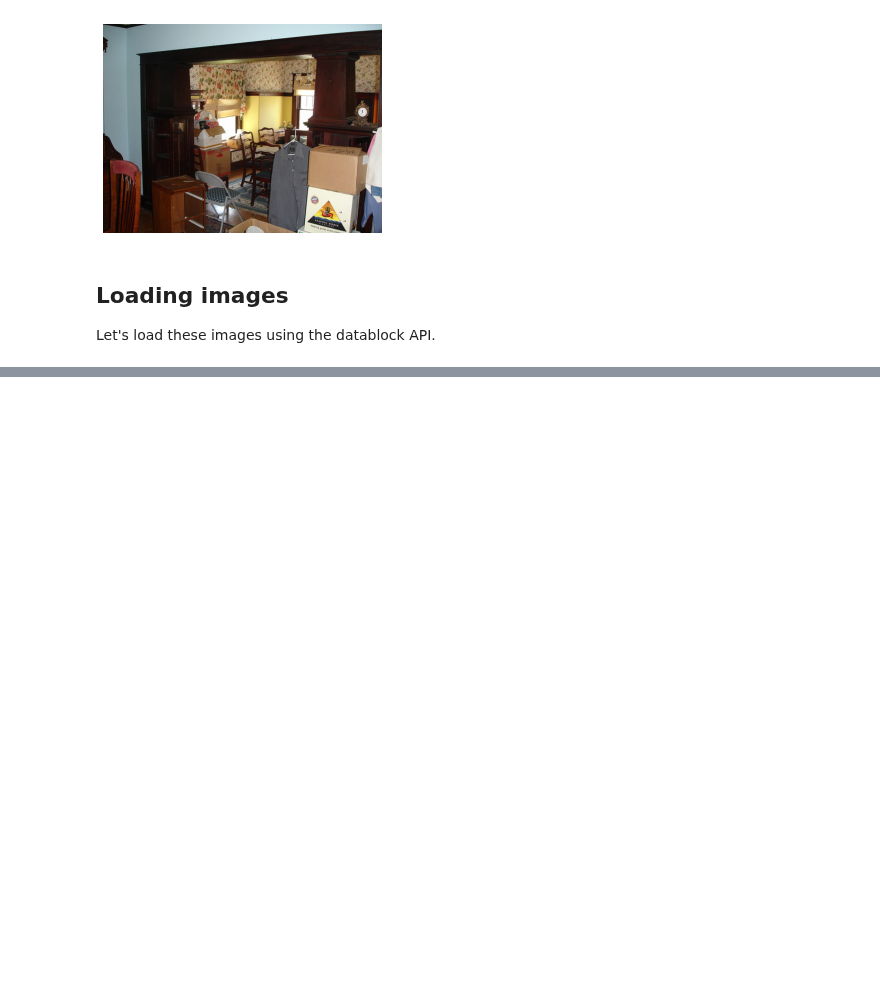
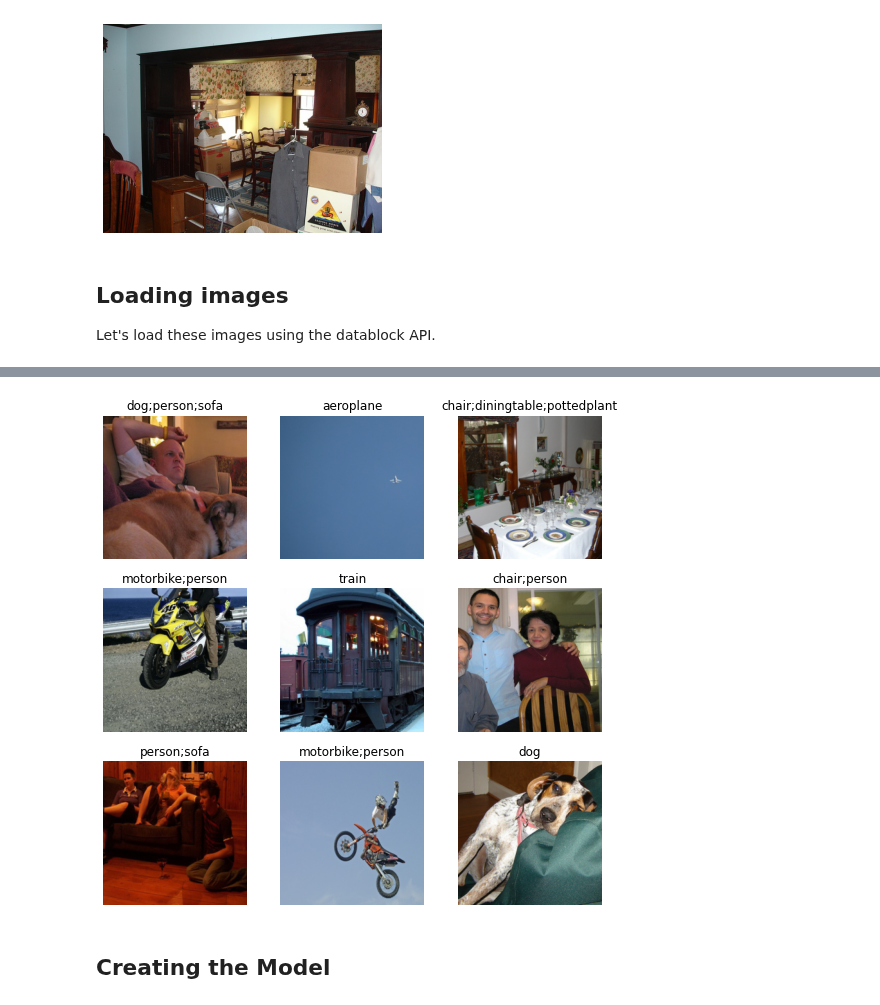
Before and after one commit to arunoda/fastai-v4, a Jupyter notebook: 06_1_multi_cat.ipynb, the cells around one changed output, grey strips where cells are left out. Saved outputs shown, nothing was run; the diff lists cells and outputs as text; code cells hidden in the pictures; blank space fills up the shorter version.

```diff
--- a/06_1_multi_cat.ipynb
+++ b/06_1_multi_cat.ipynb
@@ -142,0 +181,8 @@ Let's load these images using the datablock API.
+# %%
+dls = db.dataloaders(df_train)
+# %%
+dls.show_batch()
+# %% [output]
+[figure, added]
+# %% [markdown]
+## Creating the Model
```
Also changed, not shown: parts of 21 cells of this notebook.
